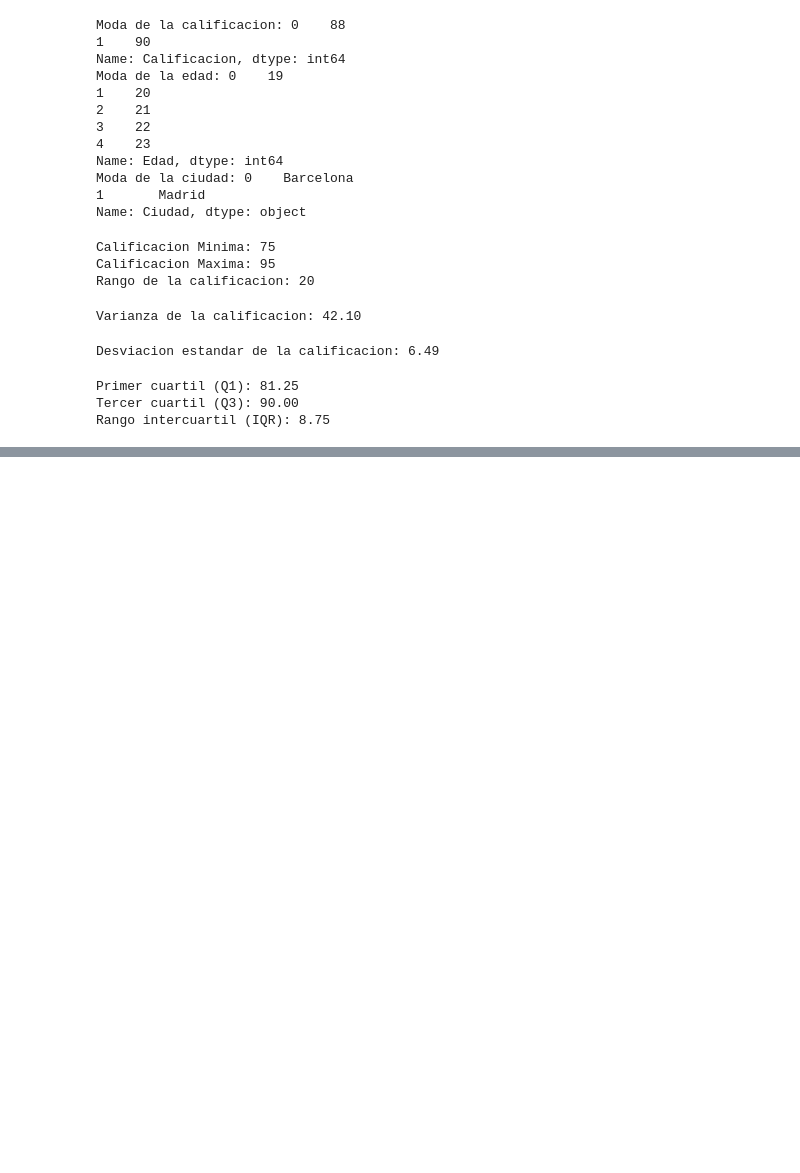
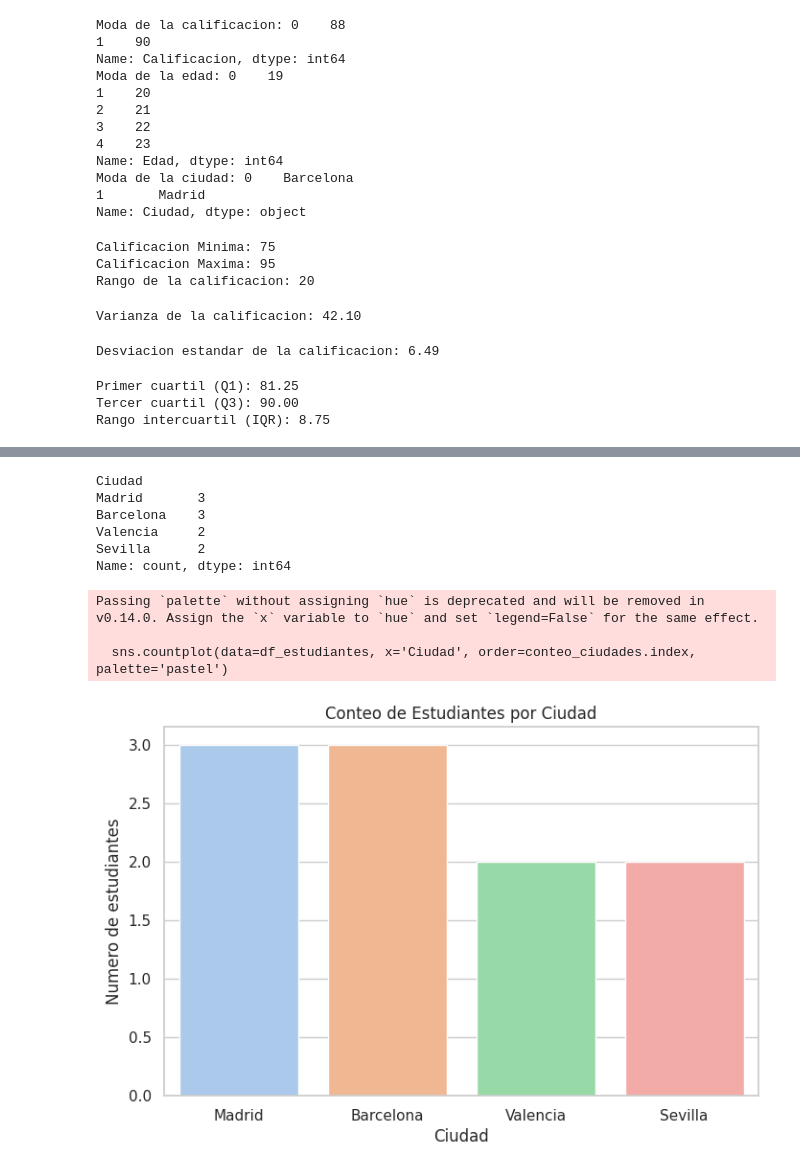
Before and after one commit to brunobobadilla06/Bruno-CienciaDeDatos, a Jupyter notebook: Estadistica_descriptiva.ipynb, the cells around one changed output, grey strips where cells are left out. Drawn from its saved outputs; the diff is of its cells as text; code cells hidden in the pictures; blank space fills up the shorter version.

```diff
--- a/Estadistica_descriptiva.ipynb
+++ b/Estadistica_descriptiva.ipynb
@@ -136,0 +173,27 @@ uenas
+# %%
+# Grafico de barras para ciudades
+# Primero contemos cuantos estudiantes hay por ciudad
+conteo_ciudades = df_estudiantes['Ciudad'].value_counts()
+print(conteo_ciudades)
+
+# Ahora el grafico de barras
+plt.figure(figsize=(8, 5))
+sns.countplot(data=df_estudiantes, x='Ciudad', order=conteo_ciudades.index, palette='pastel') # Order me ordena de mayor a menor
+plt.title('Conteo de Estudiantes por Ciudad')
+plt.xlabel('Ciudad')
+plt.ylabel('Numero de estudiantes')
+plt.show()
+#
+# Observaciones del grafico de barras:
+# Madrid es la ciudad mas frecuentes
+# %% [output]
+Ciudad
+Madrid       3
+Barcelona    3
+Valencia     2
+Sevilla      2
+Name: count, dtype: int64
+Passing `palette` without assigning `hue` is deprecated and will be removed in v0.14.0. Assign the `x` variable to `hue` and set `legend=False` for the same effect.
+
+  sns.countplot(data=df_estudiantes, x='Ciudad', order=conteo_ciudades.index, palette='pastel')
+[figure, added]
```
Also changed, not shown: parts of 5 cells of this notebook.
